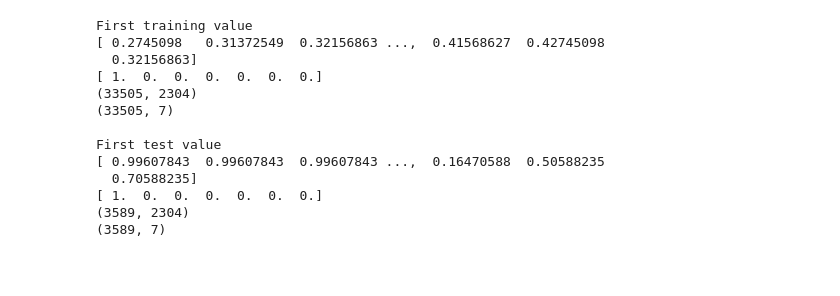
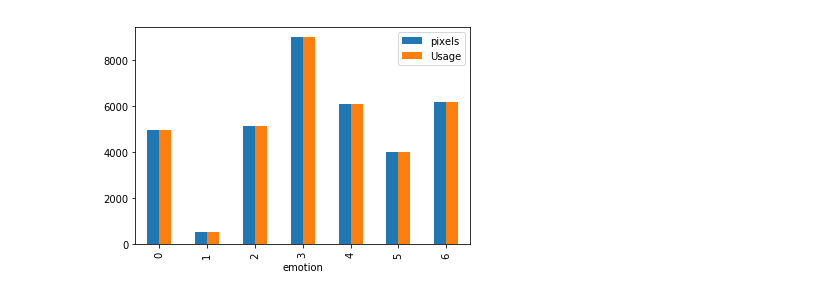
Before and after one commit to ashwanikumar04/udacity-mlnd-capstone, a Jupyter notebook: facial-expression.ipynb, the cells around one changed output. Drawn from its saved outputs; the diff is of its cells as text; code cells hidden in the pictures; blank space fills up the shorter version.

```diff
--- a/facial-expression.ipynb
+++ b/facial-expression.ipynb
@@ -26,69 +25,14 @@ def one_hot_encode(x):
     b = lb.transform(x)
     return b
-# %%
-file = r'data/fer2013.csv'
-df = pd.read_csv(file)
-
-# Converting space separated pixels to int array
-
-
-def string_to_int_array(item):
-    return [int(p) for p in item.split()]
-
-
-def get_X_and_y(df):
-    X = [string_to_int_array(item) for item in df.iloc[:, 1].values]
-    X = np.array(X) / 255.0
-    y = np.array(df.iloc[:, 0].values)
-    y = np.array(one_hot_encode(y))
-    y = y.astype(np.float32, copy=False)
-    return X, y
-
-
-def get_training_set(data):
-    not_class1 = data.loc[data['emotion'] != 1]
-    class1 = data.loc[data['emotion'] == 1]
-    class1_aug = class1
-    # This is done to handle the class imbalance for emotion 1 which has only ~500 pics
-    for i in range(11):
-        class1_aug = class1_aug.append(class1)
-    complete_training_set = not_class1.append(class1_aug)
-    return get_X_and_y(complete_training_set)
-
-
-def get_test_set(data):
-    return get_X_and_y(data)
-
-
-train_X, train_y = get_training_set(df.loc[df['Usage'] == 'Training'])
-test_X, test_y = get_test_set(df.loc[df['Usage'] == 'PublicTest'])
-
-print('First training value')
-print(train_X[0])
-print(train_y[0])
-
-print(train_X.shape)
-print(train_y.shape)
-
-print('\nFirst test value')
-print(test_X[0])
-print(test_y[0])
-print(test_X.shape)
-print(test_y.shape)
-# %% [output]
-First training value
-[ 0.2745098   0.31372549  0.32156863 ...,  0.41568627  0.42745098
-  0.32156863]
-[ 1.  0.  0.  0.  0.  0.  0.]
-(33505, 2304)
-(33505, 7)
-
-First test value
-[ 0.99607843  0.99607843  0.99607843 ...,  0.16470588  0.50588235
-  0.70588235]
-[ 1.  0.  0.  0.  0.  0.  0.]
-(3589, 2304)
-(3589, 7)
 # %%
 import matplotlib.pyplot as plt
 %matplotlib inline
+# %%
+file = r'data/fer2013.csv'
+df = pd.read_csv(file)
+
+g1 = df.groupby( [ "emotion"] ).count()
+g1.head(10)
+my_plot = g1.plot(kind='bar')
+# %% [output]
+[figure, added]
```
Also changed, not shown: parts of 23 cells of this notebook, 1 other file.
